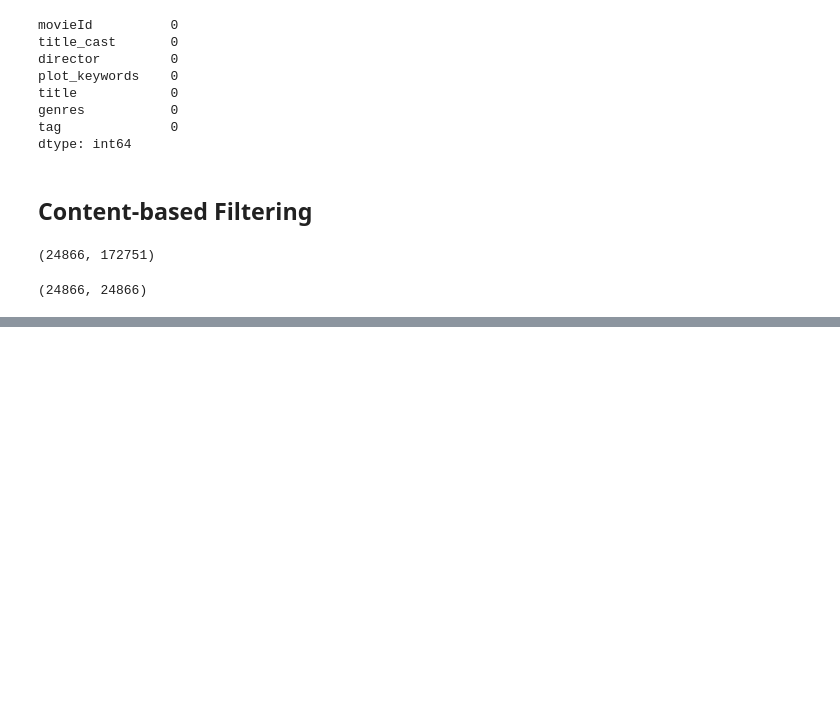
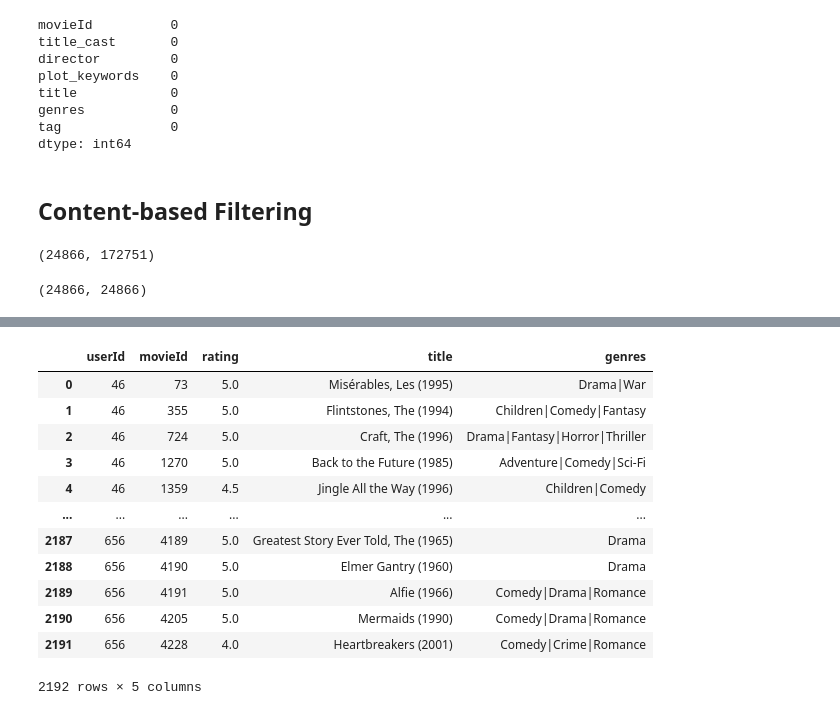
Before and after one commit to MaureenMbugua/Unsupervised-Predict-Team-ES2, a Jupyter notebook: rough1.ipynb, the cells around one changed output, grey strips where cells are left out. Cells and saved outputs as stored; diff of their text form; code cells hidden in the pictures; blank space fills up the shorter version.

```diff
--- a/rough1.ipynb
+++ b/rough1.ipynb
@@ -1059,0 +1412,19 @@ Name: title, dtype: object
+# %%
+df = df_list[4]
+df3 = df2.merge(df, how='left', on='movieId')
+# %%
+df3
+# %% [output]
+|  | userId | movieId | rating | title | genres |
+| 0 | 46 | 73 | 5.0 | Misérables, Les (1995) | Drama|War |
+| 1 | 46 | 355 | 5.0 | Flintstones, The (1994) | Children|Comedy|Fantasy |
+| 2 | 46 | 724 | 5.0 | Craft, The (1996) | Drama|Fantasy|Horror|Thriller |
+| 3 | 46 | 1270 | 5.0 | Back to the Future (1985) | Adventure|Comedy|Sci-Fi |
+| 4 | 46 | 1359 | 4.5 | Jingle All the Way (1996) | Children|Comedy |
+| ... | ... | ... | ... | ... | ... |
+| 2187 | 656 | 4189 | 5.0 | Greatest Story Ever Told, The (1965) | Drama |
+| 2188 | 656 | 4190 | 5.0 | Elmer Gantry (1960) | Drama |
+| 2189 | 656 | 4191 | 5.0 | Alfie (1966) | Comedy|Drama|Romance |
+| 2190 | 656 | 4205 | 5.0 | Mermaids (1990) | Comedy|Drama|Romance |
+| 2191 | 656 | 4228 | 4.0 | Heartbreakers (2001) | Comedy|Crime|Romance |
+2192 rows × 5 columns
```
Also changed, not shown: parts of 55 cells of this notebook, 10 other files.
